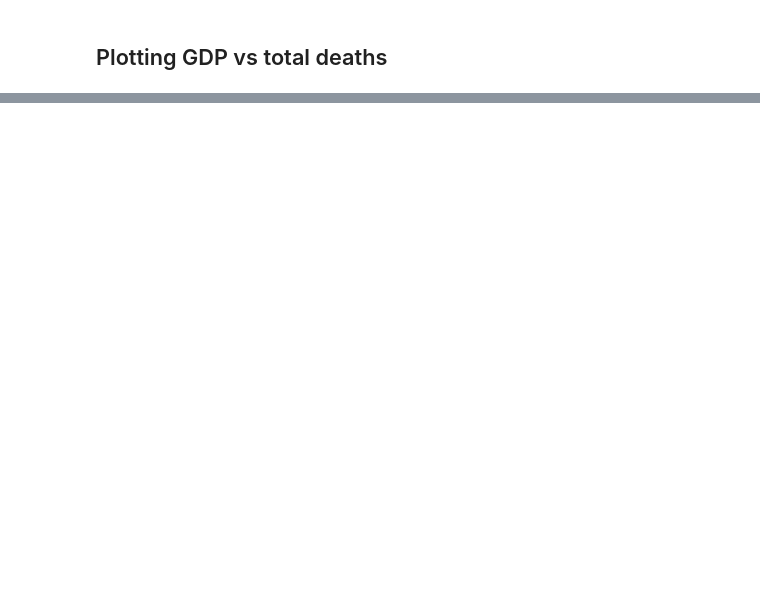
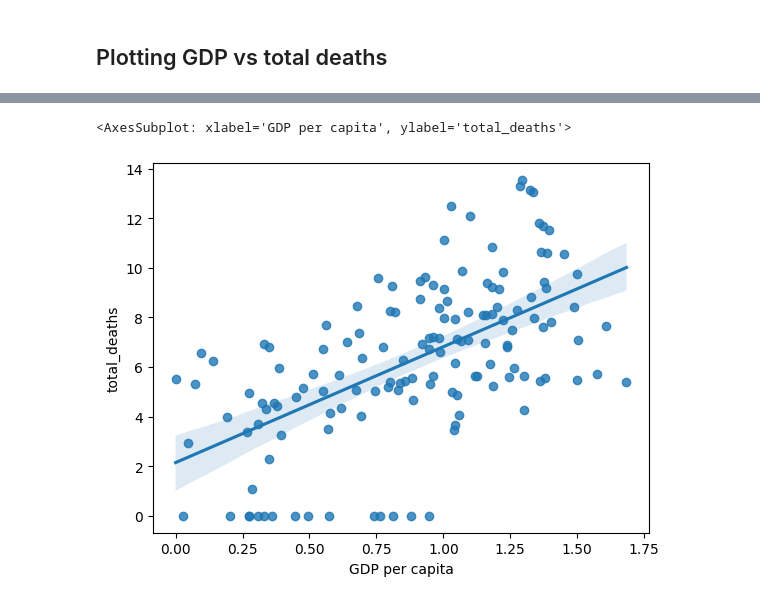
Before and after one commit to ChristopherIanPeck/covid-19-analysis, a Jupyter notebook: covid-19-data-analysis-using-python.ipynb, the cells around one changed output, grey strips where cells are left out. Saved outputs shown, nothing was run; the diff lists cells and outputs as text; code cells hidden in the pictures; blank space fills up the shorter version.

```diff
--- a/covid-19-data-analysis-using-python.ipynb
+++ b/covid-19-data-analysis-using-python.ipynb
@@ -492 +494,6 @@ sns.scatterplot(x="GDP per capita", y=np.log(data_deaths["total_deaths"]), data=
+# %%
+sns.regplot(x="GDP per capita", y=log_transformed_deaths, data=data_deaths)
+# %% [output]
+<AxesSubplot: xlabel='GDP per capita', ylabel='total_deaths'>
+[figure, added]
 # %% [markdown]
```
Also changed, not shown: parts of 15 cells of this notebook.
